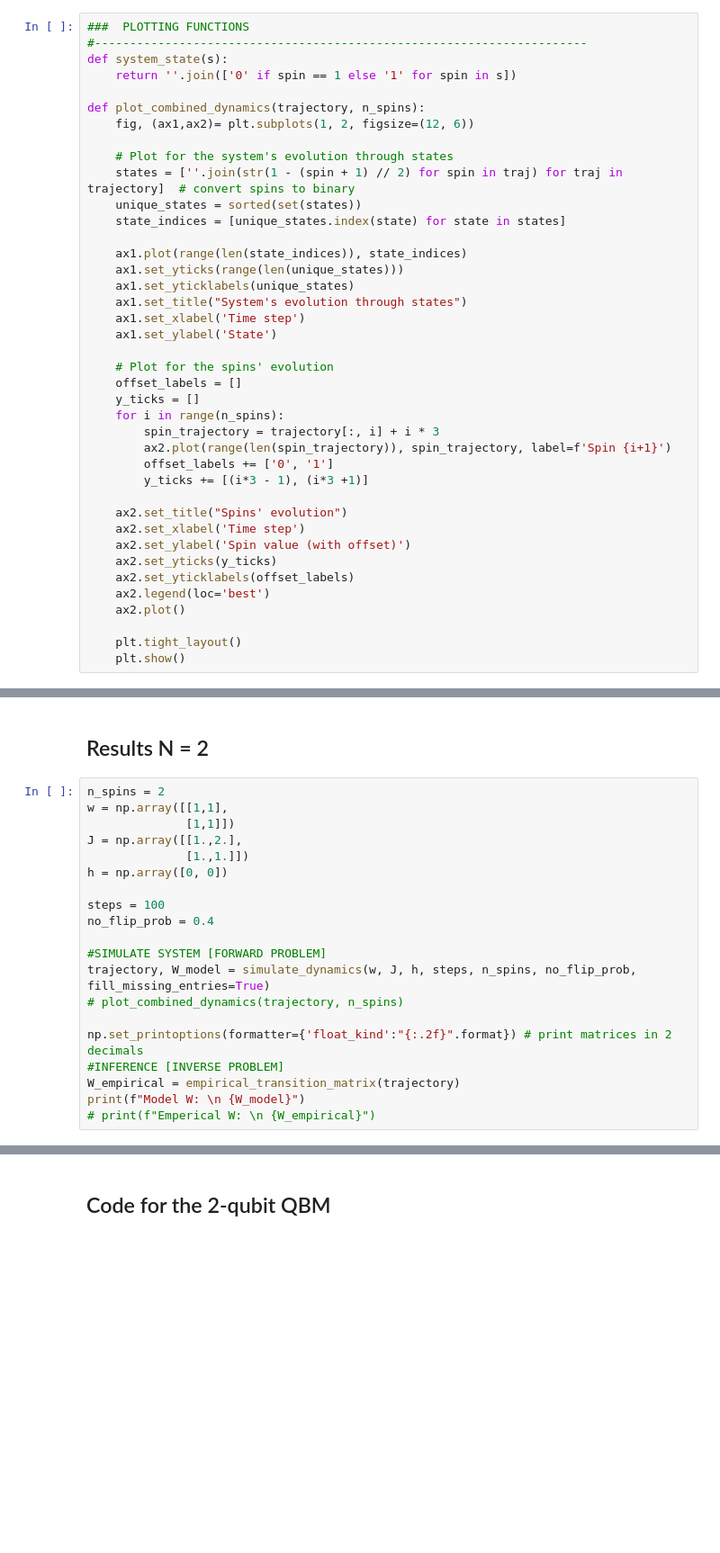
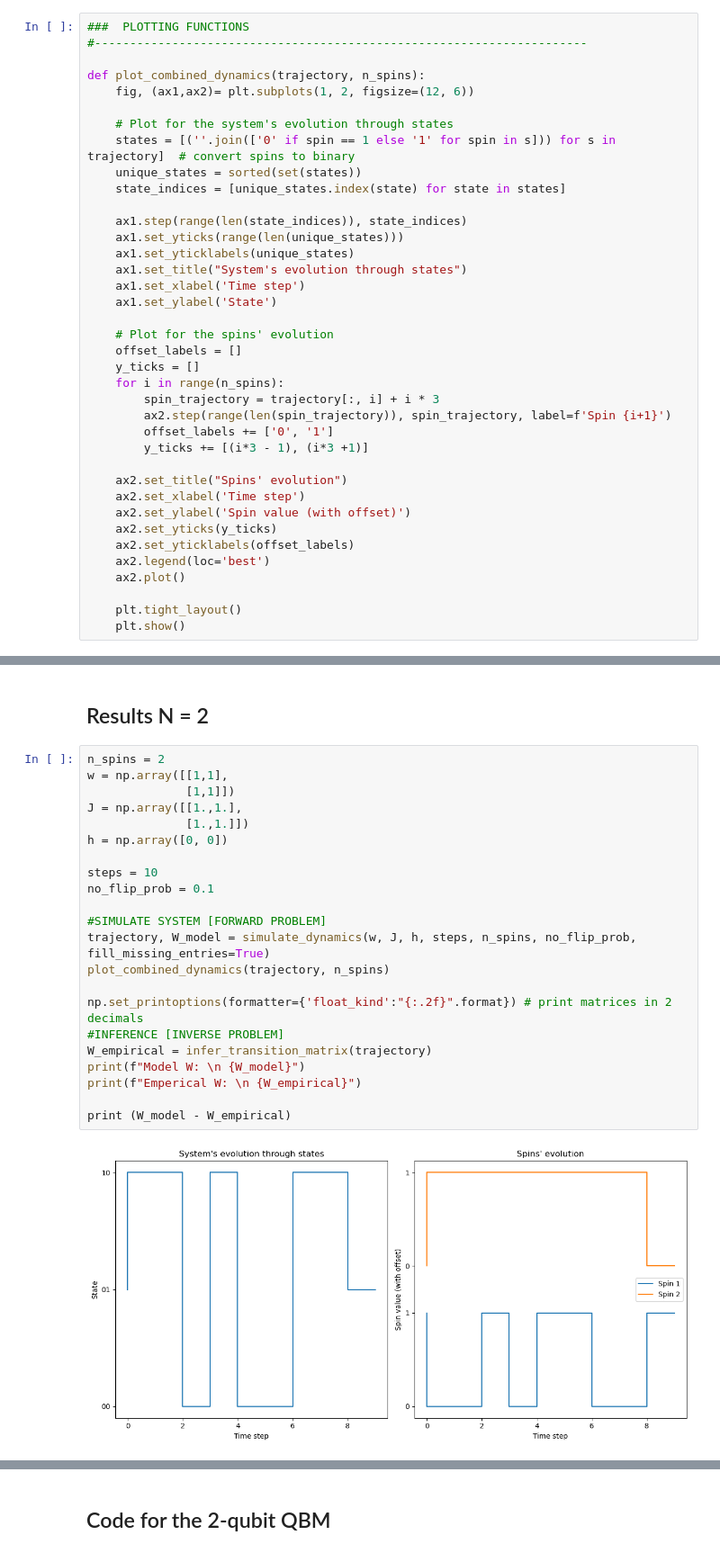
Before and after one commit to Victor-Alessandro/QBM-code, a Jupyter notebook: Quantum-Classical Mapping.ipynb, the cells around one changed output, grey strips where cells are left out. Shown at 90% size. Cells and saved outputs as stored; diff of their text form; blank space fills up the shorter version.

```diff
--- a/Quantum-Classical Mapping.ipynb
+++ b/Quantum-Classical Mapping.ipynb
@@ -197,18 +150,16 @@ def empirical_transition_matrix(data):
 # %%
 ###  PLOTTING FUNCTIONS
 #----------------------------------------------------------------------
-def system_state(s):
-    return ''.join(['0' if spin == 1 else '1' for spin in s])
 
 def plot_combined_dynamics(trajectory, n_spins):
     fig, (ax1,ax2)= plt.subplots(1, 2, figsize=(12, 6))
 
     # Plot for the system's evolution through states
-    states = [''.join(str(1 - (spin + 1) // 2) for spin in traj) for traj in trajectory]  # convert spins to binary
+    states = [(''.join(['0' if spin == 1 else '1' for spin in s])) for s in trajectory]  # convert spins to binary
     unique_states = sorted(set(states))
     state_indices = [unique_states.index(state) for state in states]
 
-    ax1.plot(range(len(state_indices)), state_indices)
+    ax1.step(range(len(state_indices)), state_indices)
     ax1.set_yticks(range(len(unique_states)))
     ax1.set_yticklabels(unique_states)
     ax1.set_title("System's evolution through states")
@@ -220,7 +171,7 @@ def plot_combined_dynamics(trajectory, n_spins):
     y_ticks = []
     for i in range(n_spins):
         spin_trajectory = trajectory[:, i] + i * 3
-        ax2.plot(range(len(spin_trajectory)), spin_trajectory, label=f'Spin {i+1}')
+        ax2.step(range(len(spin_trajectory)), spin_trajectory, label=f'Spin {i+1}')
         offset_labels += ['0', '1']
         y_ticks += [(i*3 - 1), (i*3 +1)]
 
@@ -268,22 +190,25 @@ Model W:
 # %%
 n_spins = 2
 w = np.array([[1,1],
               [1,1]])
-J = np.array([[1.,2.],
+J = np.array([[1.,1.],
               [1.,1.]])
 h = np.array([0, 0])
 
-steps = 100
-no_flip_prob = 0.4
+steps = 10
+no_flip_prob = 0.1
 
 #SIMULATE SYSTEM [FORWARD PROBLEM]
 trajectory, W_model = simulate_dynamics(w, J, h, steps, n_spins, no_flip_prob, fill_missing_entries=True)
-# plot_combined_dynamics(trajectory, n_spins)
+plot_combined_dynamics(trajectory, n_spins)
 
 np.set_printoptions(formatter={'float_kind':"{:.2f}".format}) # print matrices in 2 decimals
 #INFERENCE [INVERSE PROBLEM]
-W_empirical = empirical_transition_matrix(trajectory)
+W_empirical = infer_transition_matrix(trajectory)
 print(f"Model W: \n {W_model}")
-# print(f"Emperical W: \n {W_empirical}")
+print(f"Emperical W: \n {W_empirical}")
+
+print (W_model - W_empirical)
 # %% [output]
+[figure, added]
 Model W:
```
Also changed, not shown: parts of 7 cells of this notebook.
